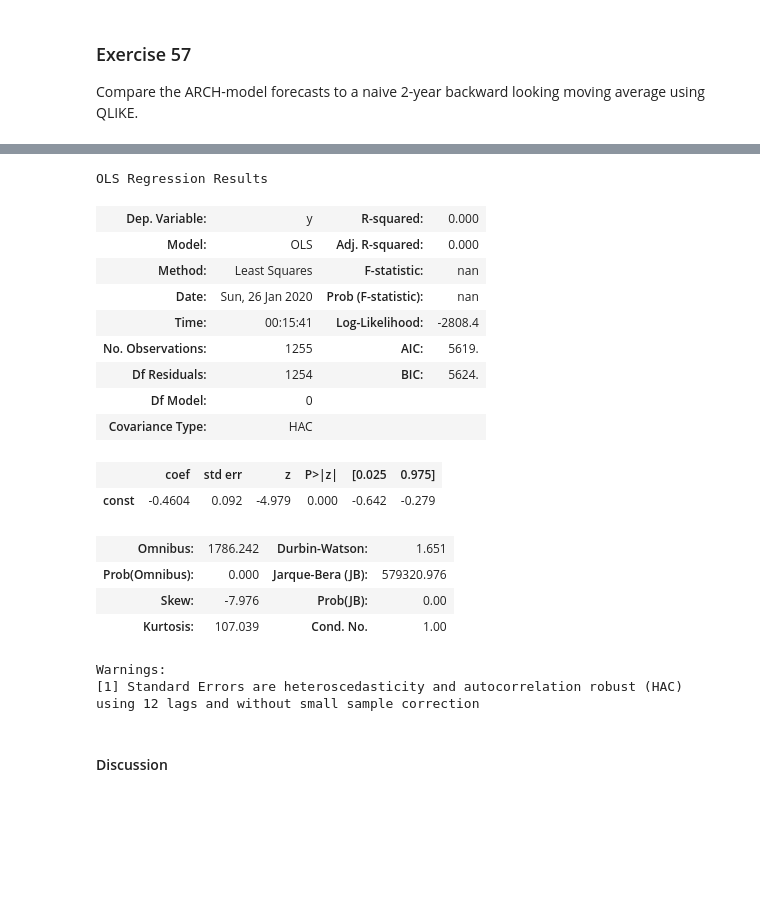
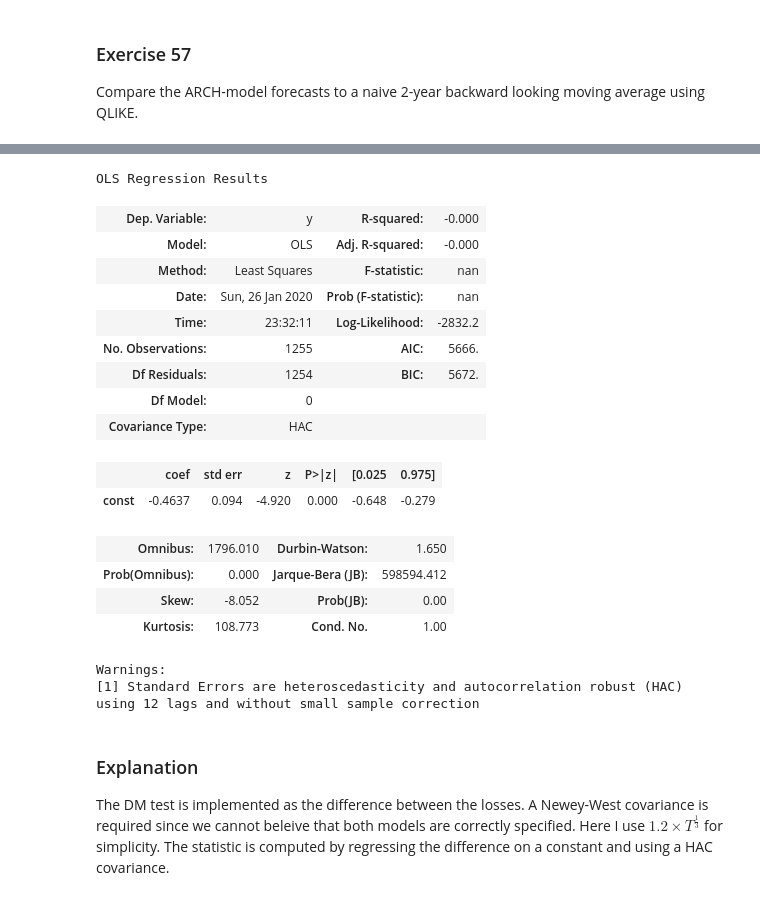
Before and after one commit to bashtage/python-introduction, a Jupyter notebook: solutions/winter/arch-model-forecasting.ipynb, the cells around one changed output, grey strips where cells are left out. Saved outputs shown, nothing was run; the diff lists cells and outputs as text; code cells hidden in the pictures; blank space fills up the shorter version.

```diff
--- a/solutions/winter/arch-model-forecasting.ipynb
+++ b/solutions/winter/arch-model-forecasting.ipynb
@@ -310,3 +324,13 @@ Stat: 45.89503044070822, Pval:1.081485662839195e-10
 ### Exercise 57
 
 Compare the ARCH-model forecasts to a naive 2-year backward looking moving average using QLIKE.
+# %%
+#combined
+forecasts = combined[["oos_variance","rolling_variance"]]
+tarch_eps = combined.returns - mu
+tarch_forecast = combined.oos_variance
+qlik_tarch = (tarch_eps**2)/tarch_forecast + np.log(tarch_forecast)
+
+rolling_eps = combined.returns - combined.rolling_mean
+rolling_forecast = combined.rolling_variance
+qlik_rolling = (rolling_eps**2)/rolling_forecast + np.log(rolling_forecast)
@@ -313,30 +345,31 @@ Compare the ARCH-model forecasts to a naive 2-year backward looking moving avera
 # %%
-#combined
-forecasts = combined[["oos_variance","rolling_variance"]]
-ratio = ((combined.returns**2)/forecasts.T).T
-qlik = ratio + np.log(forecasts)
-delta = qlik.oos_variance - qlik.rolling_variance
+delta = qlik_tarch - qlik_rolling
 lags = int(1.2 * delta.shape[0] ** (1/3))
 dm = sm.OLS(delta, np.ones_like(delta)).fit(cov_type="HAC", cov_kwds={"maxlags":lags})
 dm.summary()
 # %% [output]
 OLS Regression Results
-| Dep. Variable: | y | R-squared: | 0.000 |
-| Model: | OLS | Adj. R-squared: | 0.000 |
+| Dep. Variable: | y | R-squared: | -0.000 |
+| Model: | OLS | Adj. R-squared: | -0.000 |
 | Method: | Least Squares | F-statistic: | nan |
 | Date: | Sun, 26 Jan 2020 | Prob (F-statistic): | nan |
-| Time: | 00:15:41 | Log-Likelihood: | -2808.4 |
-| No. Observations: | 1255 | AIC: | 5619. |
-| Df Residuals: | 1254 | BIC: | 5624. |
+| Time: | 23:32:11 | Log-Likelihood: | -2832.2 |
+| No. Observations: | 1255 | AIC: | 5666. |
+| Df Residuals: | 1254 | BIC: | 5672. |
 | Df Model: | 0 |  |  |
 | Covariance Type: | HAC |  |  |
 |  | coef | std err | z | P>|z| | [0.025 | 0.975] |
-| const | -0.4604 | 0.092 | -4.979 | 0.000 | -0.642 | -0.279 |
+| const | -0.4637 | 0.094 | -4.920 | 0.000 | -0.648 | -0.279 |
-| Omnibus: | 1786.242 | Durbin-Watson: | 1.651 |
-| Prob(Omnibus): | 0.000 | Jarque-Bera (JB): | 579320.976 |
-| Skew: | -7.976 | Prob(JB): | 0.00 |
-| Kurtosis: | 107.039 | Cond. No. | 1.00 |
+| Omnibus: | 1796.010 | Durbin-Watson: | 1.650 |
+| Prob(Omnibus): | 0.000 | Jarque-Bera (JB): | 598594.412 |
+| Skew: | -8.052 | Prob(JB): | 0.00 |
+| Kurtosis: | 108.773 | Cond. No. | 1.00 |
 Warnings:
 [1] Standard Errors are heteroscedasticity and autocorrelation robust (HAC) using 12 lags and without small sample correction
-# %% [markdown]
-#### Discussion
+# %% [markdown]
+### Explanation
+
+The DM test is implemented as the difference between the losses. A Newey-West covariance
+is required since we cannot beleive that both models are correctly specified.  Here I use
+$1.2 \times T^{\frac{1}{3}}$ for simplicity. The statistic is computed by regressing
+the difference on a constant and using a HAC covariance.
```
Also changed, not shown: parts of 23 cells of this notebook, 7 other files.
